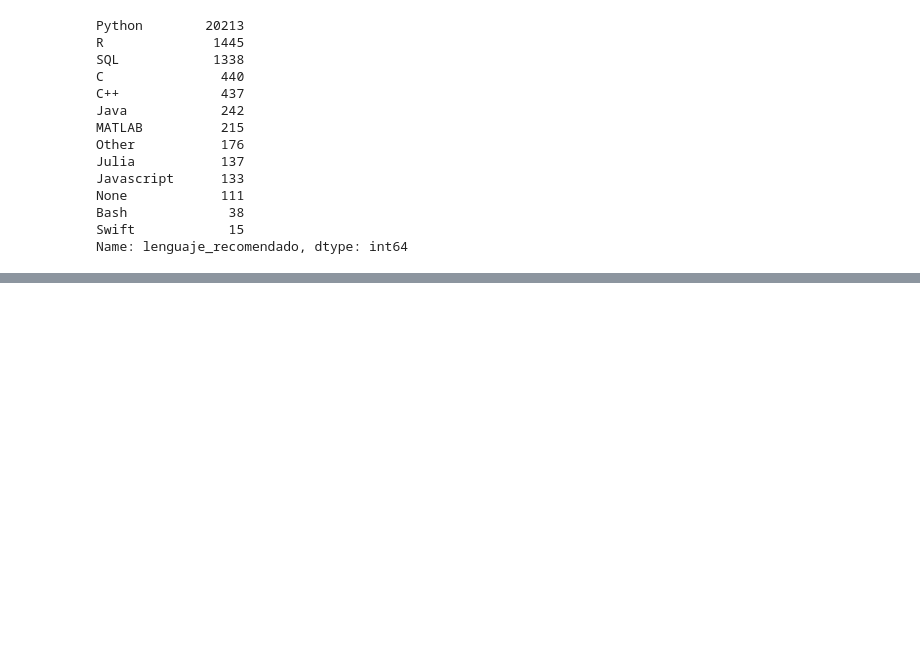
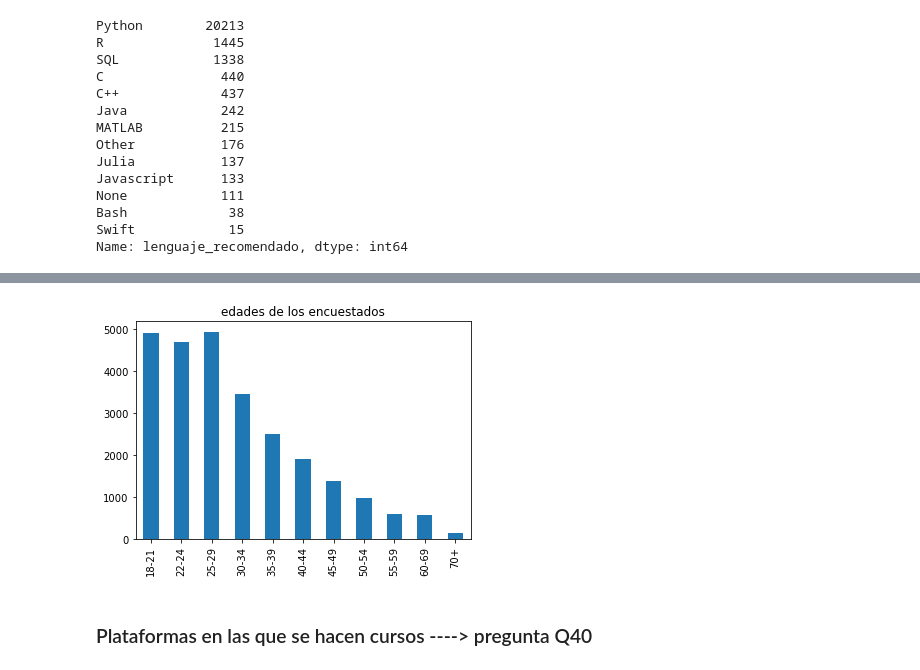
Before and after one commit to paulafuenteg/Kaggle-DS-ML-Survey, a Jupyter notebook: EDA/EDA.ipynb, the cells around one changed output, grey strips where cells are left out. Saved outputs shown, nothing was run; the diff lists cells and outputs as text; code cells hidden in the pictures; blank space fills up the shorter version.

```diff
--- a/EDA/EDA.ipynb
+++ b/EDA/EDA.ipynb
@@ -303,0 +324,6 @@ fig.show()
+# %%
+plot = df['age'].value_counts().sort_index(ascending=True).plot(kind='bar', title = 'edades de los encuestados')
+# %% [output]
+[figure, added]
+# %% [markdown]
+### Plataformas en las que se hacen cursos ----> pregunta Q40
```
Also changed, not shown: parts of 31 cells of this notebook.
